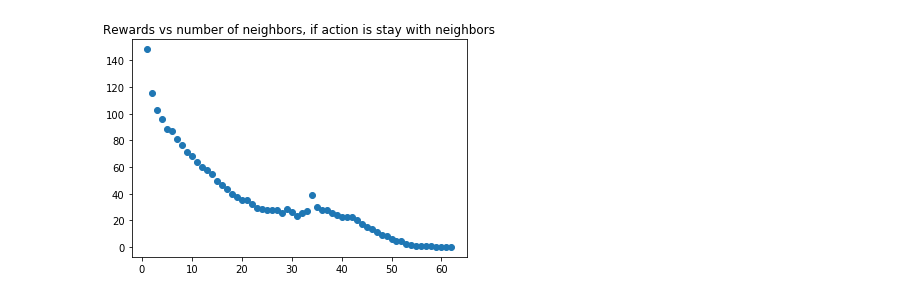
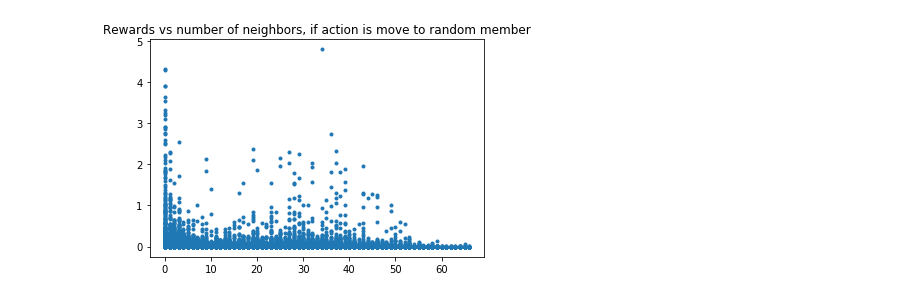
Before and after one commit to tcikezu/ideatransfer, a Jupyter notebook: plotstuff.ipynb, the cells around one changed output. Saved outputs shown, nothing was run; the diff lists cells and outputs as text; code cells hidden in the pictures.

```diff
--- a/plotstuff.ipynb
+++ b/plotstuff.ipynb
@@ -177,7 +165,12 @@ list_weights_rewards = [v for k,v in weights.items() if type(k[0]) == float and
+# %%
+list_weights_neighbors = [k[2] for k,v in weights.items() if k[0] == 'move']
+list_weights_rewards = [v for k,v in weights.items() if k[0] == 'move']
 # %%
-plt.plot(list_weights_neighbors, list_weights_rewards,'o')
-plt.title('Rewards vs number of neighbors, if action is stay with neighbors')
-plt.savefig('Rewards vs number of neighbors, if action is stay with neighbors',dpi=300)
+plt.plot(list_weights_neighbors, list_weights_rewards,'.')
+plt.title('Rewards vs number of neighbors, if action is move to random member')
+
+plt.show()
+# plt.savefig('Rewards vs number of neighbors, if action is move to random member',dpi=300)
 # %% [output]
-[figure, old version]
+[figure, new version]
 # %%
```
Also changed, not shown: parts of 39 cells of this notebook, 6 other files.
